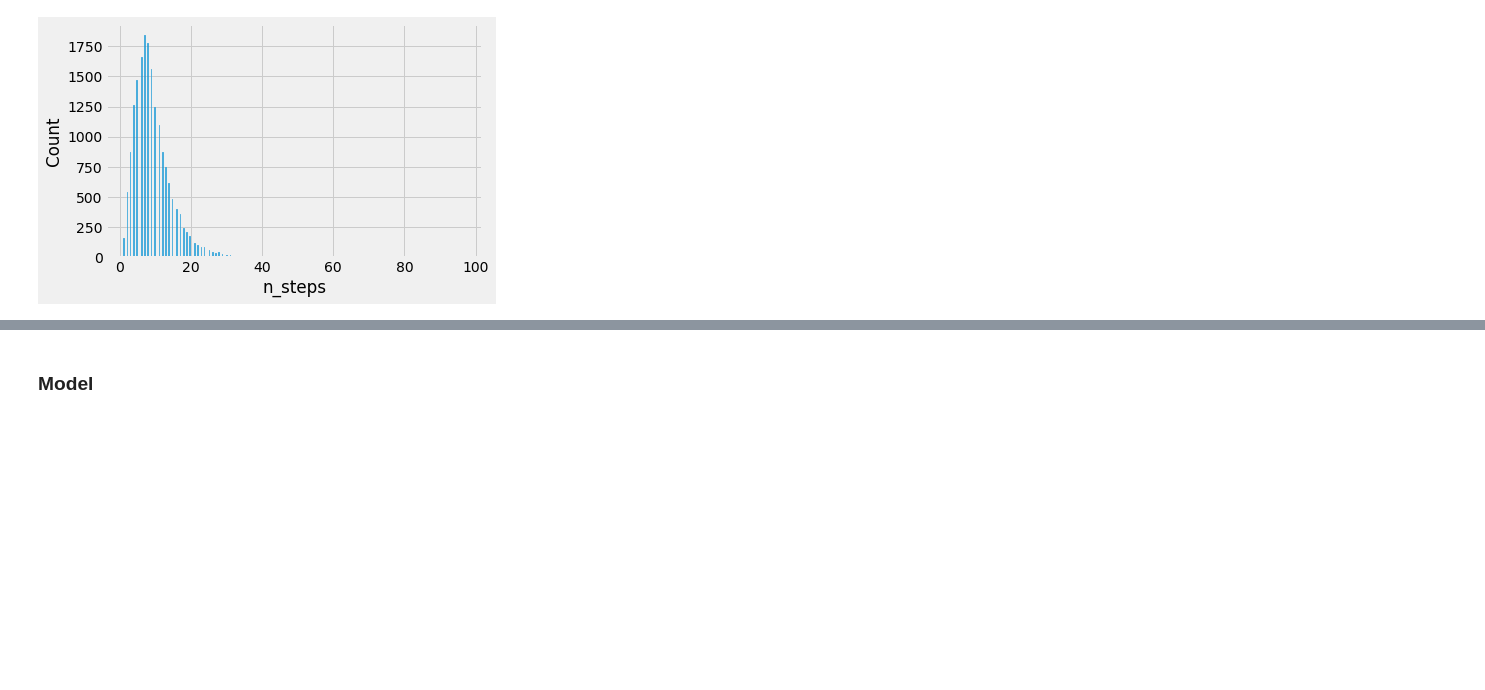
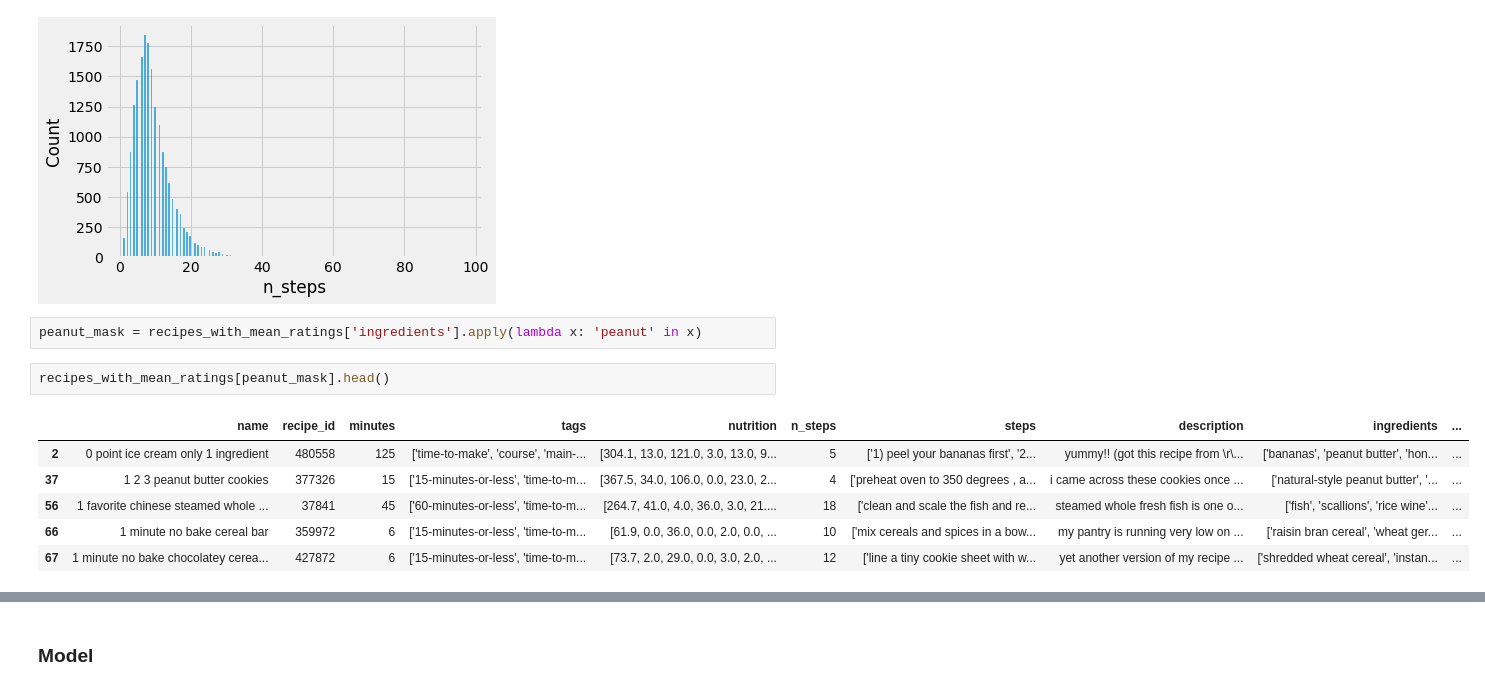
Before and after one commit to davidsnahm/recipe-recommender, a Jupyter notebook: cooking.ipynb, the cells around one changed output, grey strips where cells are left out. Drawn from its saved outputs; the diff is of its cells as text; blank space fills up the shorter version.

```diff
--- a/cooking.ipynb
+++ b/cooking.ipynb
@@ -169,3 +169,14 @@ sns.histplot(recipes_with_mean_ratings[recipes_with_mean_ratings['count'] > 10][
 # %% [output]
 <AxesSubplot:xlabel='n_steps', ylabel='Count'>
 [figure]
+# %%
+peanut_mask = recipes_with_mean_ratings['ingredients'].apply(lambda x: 'peanut' in x)
+# %%
+recipes_with_mean_ratings[peanut_mask].head()
+# %% [output]
+|  | name | recipe_id | minutes | tags | nutrition | n_steps | steps | description | ingredients | ... |
+| 2 | 0 point ice cream only 1 ingredient | 480558 | 125 | ['time-to-make', 'course', 'main-... | [304.1, 13.0, 121.0, 3.0, 13.0, 9... | 5 | ['1) peel your bananas first', '2... | yummy!! (got this recipe from \r\... | ['bananas', 'peanut butter', 'hon... | ... |
+| 37 | 1 2 3 peanut butter cookies | 377326 | 15 | ['15-minutes-or-less', 'time-to-m... | [367.5, 34.0, 106.0, 0.0, 23.0, 2... | 4 | ['preheat oven to 350 degrees , a... | i came across these cookies once ... | ['natural-style peanut butter', '... | ... |
+| 56 | 1 favorite chinese steamed whole ... | 37841 | 45 | ['60-minutes-or-less', 'time-to-m... | [264.7, 41.0, 4.0, 36.0, 3.0, 21.... | 18 | ['clean and scale the fish and re... | steamed whole fresh fish is one o... | ['fish', 'scallions', 'rice wine'... | ... |
+| 66 | 1 minute no bake cereal bar | 359972 | 6 | ['15-minutes-or-less', 'time-to-m... | [61.9, 0.0, 36.0, 0.0, 2.0, 0.0, ... | 10 | ['mix cereals and spices in a bow... | my pantry is running very low on ... | ['raisin bran cereal', 'wheat ger... | ... |
+| 67 | 1 minute no bake chocolatey cerea... | 427872 | 6 | ['15-minutes-or-less', 'time-to-m... | [73.7, 2.0, 29.0, 0.0, 3.0, 2.0, ... | 12 | ['line a tiny cookie sheet with w... | yet another version of my recipe ... | ['shredded wheat cereal', 'instan... | ... |
```
Also changed, not shown: parts of 3 cells of this notebook.
